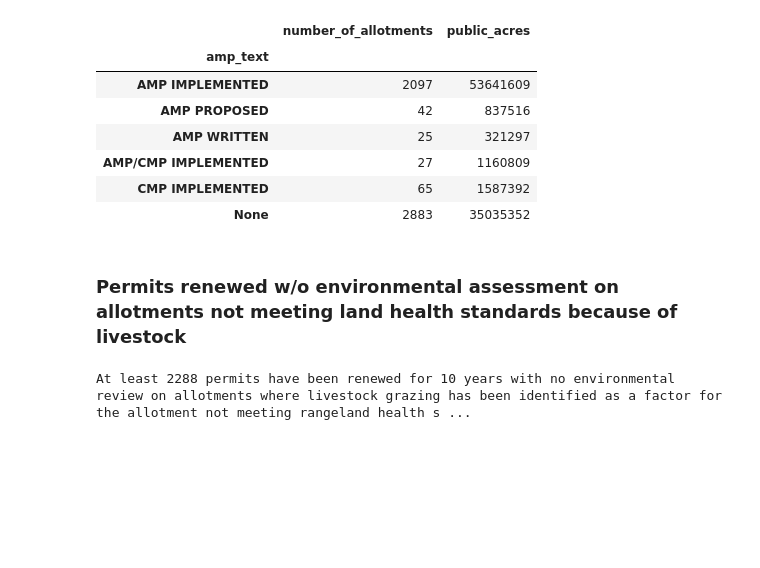
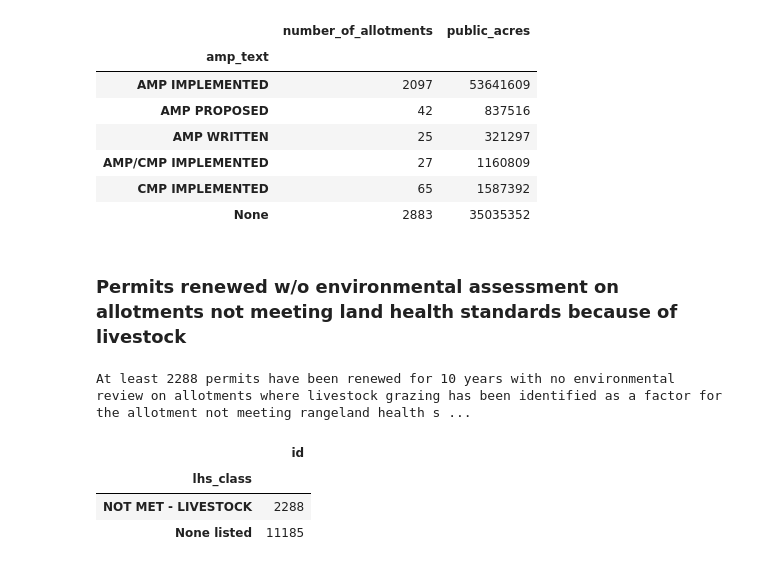
Before and after one commit to Oregon-Public-Broadcasting/rangeland, a Jupyter notebook: processing.ipynb, the cells around one changed output. Drawn from its saved outputs; the diff is of its cells as text; code cells hidden in the pictures; blank space fills up the shorter version.

```diff
--- a/processing.ipynb
+++ b/processing.ipynb
@@ -642,9 +606,17 @@ permits_approp_act.loc[:,'allotment_unique'] = permits_approp_act['state'] + per
 # %%
 permits_approp_livestock = pd.merge(permits_approp_act, new_health_livestockfactor, on='allotment_unique', how='left')
 permits_approp_livestock['lhs_class'] = permits_approp_livestock['lhs_class'].fillna('None listed')
 approp_permits_by_cause = permits_approp_livestock.groupby('lhs_class').count().loc[:,'id']
 stamped_permits = approp_permits_by_cause[:1].sum()
-print 'At least {} permits have been renewed for 10 years with no environmental review on allotments where livestock grazing has been identified as a factor for the allotment not meeting rangeland health standards.'.format(stamped_permits)
+print 'At least {} permits have been renewed for 10 years with no environmental review on allotments where livestock grazing has been identified as a factor for the allotment not meeting rangeland health standards. \n'.format(stamped_permits)
 # permits_approp_livestock[permits_approp_livestock['lhs_class'] == 'NOT MET - LIVESTOCK']
+
+print 'Table shows only those permits that were renewed under Appropriations Act/FLPMA'
+approp_permits_by_cause = pd.DataFrame(approp_permits_by_cause)
+approp_permits_by_cause
 # %% [output]
 At least 2288 permits have been renewed for 10 years with no environmental review on allotments where livestock grazing has been identified as a factor for the allotment not meeting rangeland health s ...
+|  | id |
+| lhs_class |  |
+| NOT MET - LIVESTOCK | 2288 |
+| None listed | 11185 |
```
Also changed, not shown: parts of 15 cells of this notebook.
